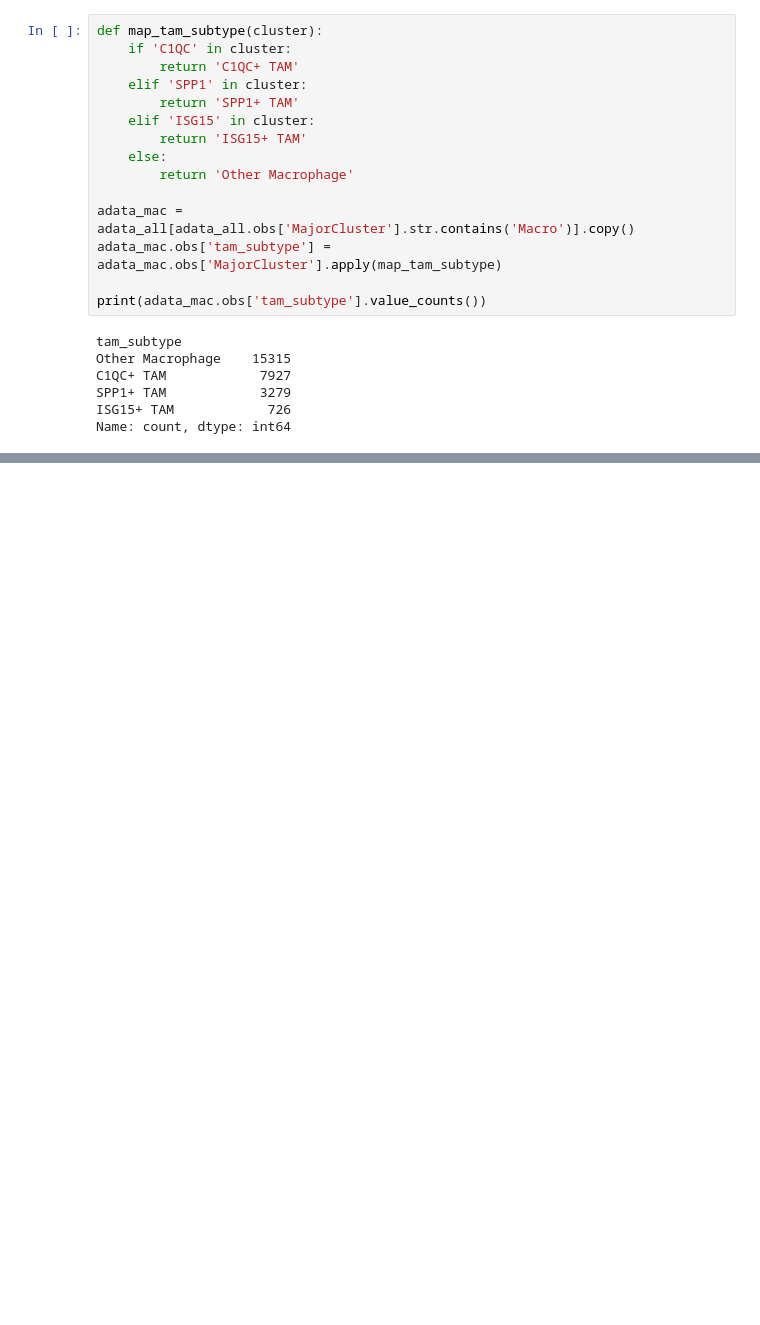
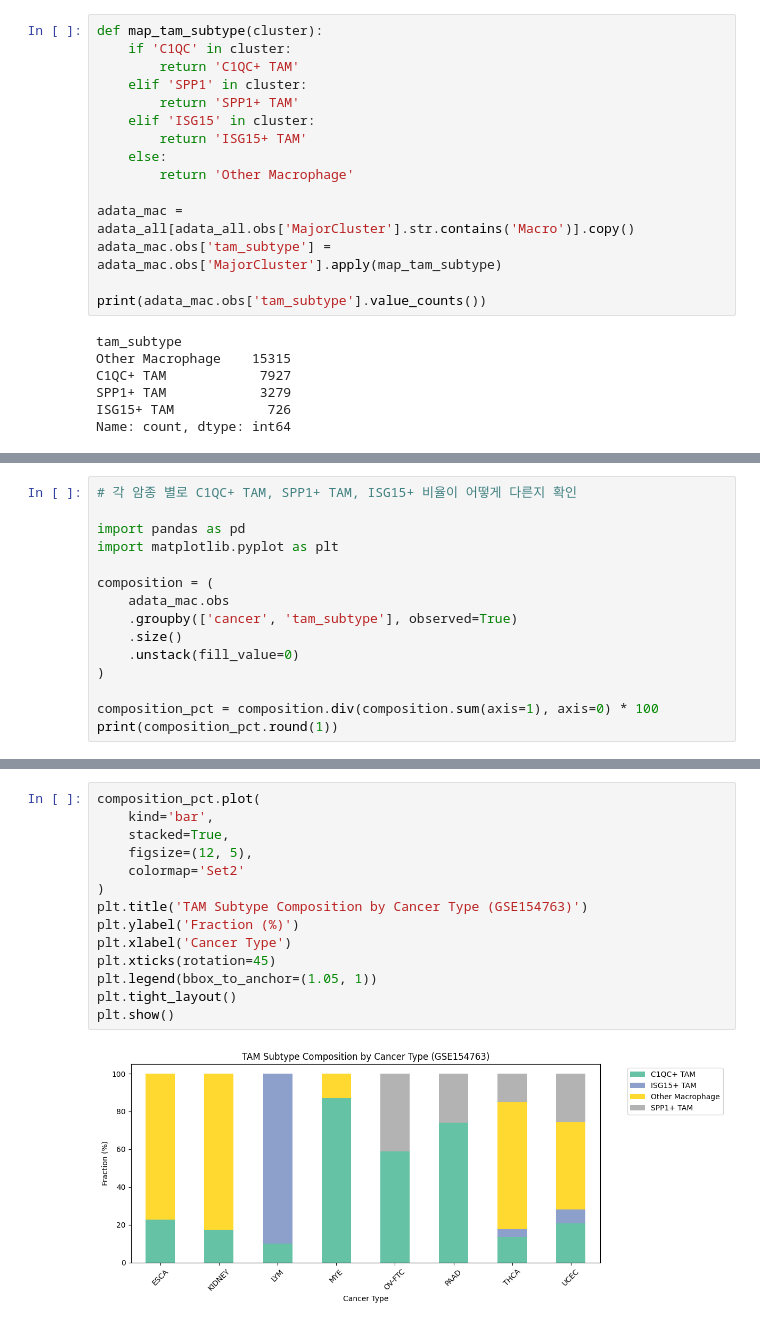
Before and after one commit to boeun02/scRNA-seq-Cancer-Immunology-Analysis, a Jupyter notebook: phase2_analysis/03_TME_composition.ipynb, the cells around one changed output, grey strips where cells are left out. Saved outputs shown, nothing was run; the diff lists cells and outputs as text; blank space fills up the shorter version.

```diff
--- a/phase2_analysis/03_TME_composition.ipynb
+++ b/phase2_analysis/03_TME_composition.ipynb
@@ -409,0 +428,15 @@ Name: count, dtype: int64
+# %%
+# 각 암종 별로 C1QC+ TAM, SPP1+ TAM, ISG15+ 비율이 어떻게 다른지 확인
+
+import pandas as pd
+import matplotlib.pyplot as plt
+
+composition = (
+    adata_mac.obs
+    .groupby(['cancer', 'tam_subtype'], observed=True)
+    .size()
+    .unstack(fill_value=0)
+)
+
+composition_pct = composition.div(composition.sum(axis=1), axis=0) * 100
+print(composition_pct.round(1))
@@ -409,0 +468,16 @@ Name: count, dtype: int64
+# %%
+composition_pct.plot(
+    kind='bar',
+    stacked=True,
+    figsize=(12, 5),
+    colormap='Set2'
+)
+plt.title('TAM Subtype Composition by Cancer Type (GSE154763)')
+plt.ylabel('Fraction (%)')
+plt.xlabel('Cancer Type')
+plt.xticks(rotation=45)
+plt.legend(bbox_to_anchor=(1.05, 1))
+plt.tight_layout()
+plt.show()
+# %% [output]
+[figure, added]
```
Also changed, not shown: parts of 6 cells of this notebook, 1 other file.
